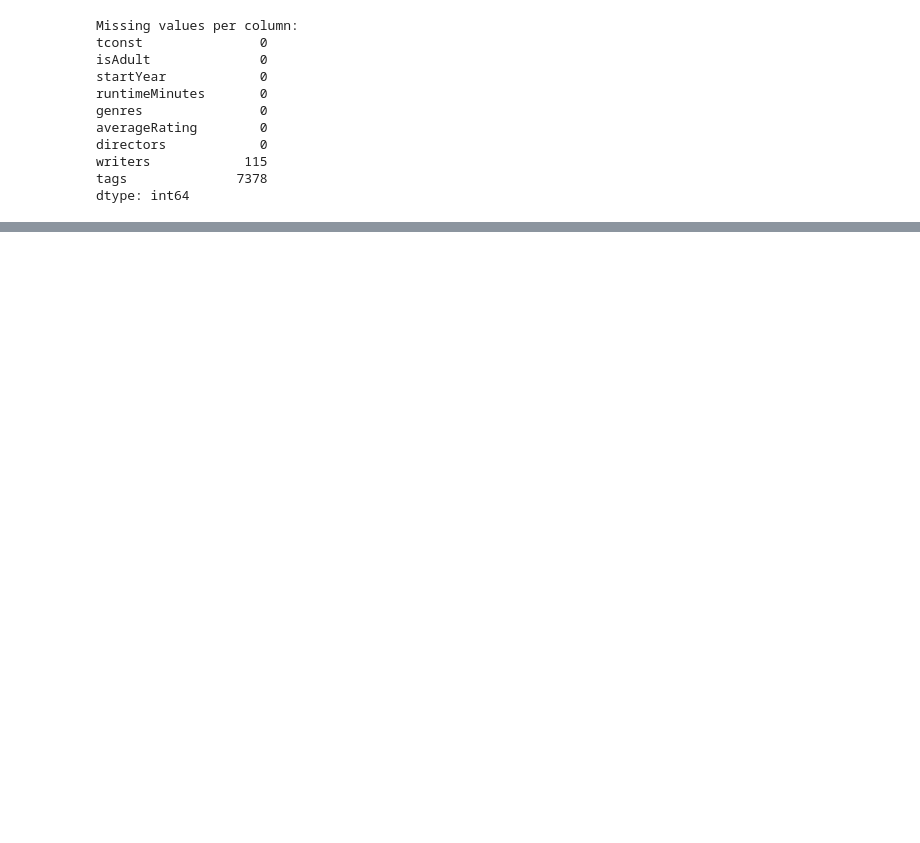
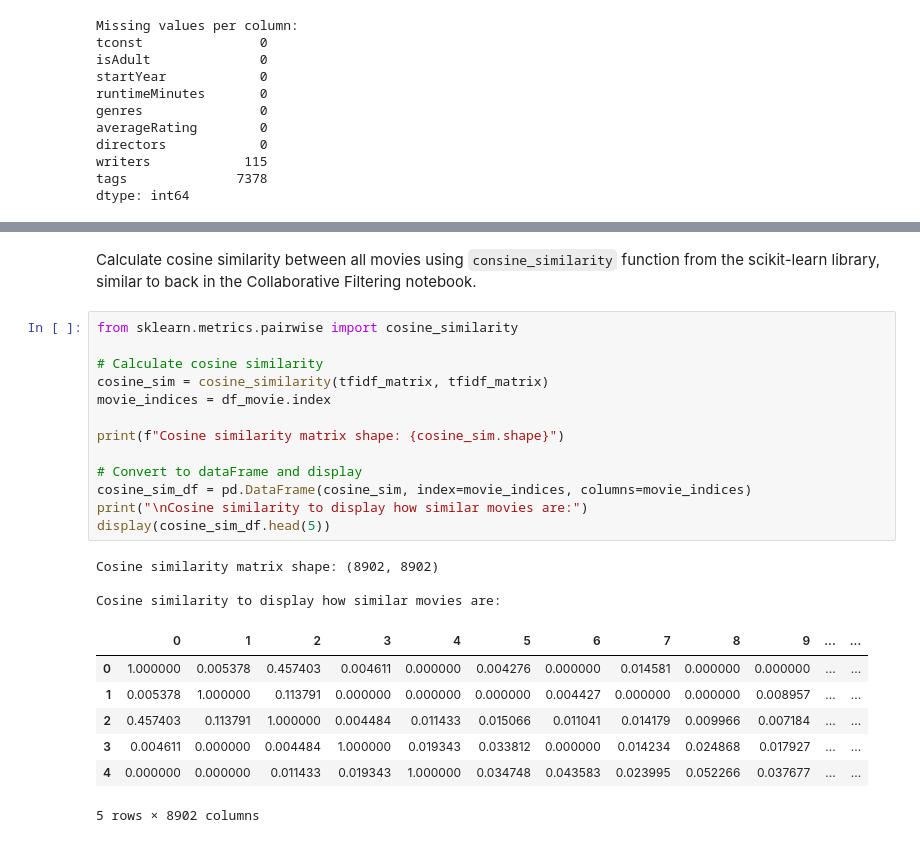
Before and after one commit to WilliamKyaww/Movie-Recommendations, a Jupyter notebook: 4. Content Based Filtering.ipynb, the cells around one changed output, grey strips where cells are left out. Drawn from its saved outputs; the diff is of its cells as text; blank space fills up the shorter version.

````diff
--- a/4. Content Based Filtering.ipynb
+++ b/4. Content Based Filtering.ipynb
@@ -141,0 +135,26 @@ Returns:
+# %% [markdown]
+Calculate cosine similarity between all movies using ```consine_similarity``` function from the scikit-learn library, similar to back in the Collaborative Filtering notebook.
+# %%
+from sklearn.metrics.pairwise import cosine_similarity
+
+# Calculate cosine similarity
+cosine_sim = cosine_similarity(tfidf_matrix, tfidf_matrix)
+movie_indices = df_movie.index
+
+print(f"Cosine similarity matrix shape: {cosine_sim.shape}")
+
+# Convert to dataFrame and display
+cosine_sim_df = pd.DataFrame(cosine_sim, index=movie_indices, columns=movie_indices)
+print("\nCosine similarity to display how similar movies are:")
+display(cosine_sim_df.head(5))
+# %% [output]
+Cosine similarity matrix shape: (8902, 8902)
+
+Cosine similarity to display how similar movies are:
+|  | 0 | 1 | 2 | 3 | 4 | 5 | 6 | 7 | 8 | 9 | ... | ... |
+| 0 | 1.000000 | 0.005378 | 0.457403 | 0.004611 | 0.000000 | 0.004276 | 0.000000 | 0.014581 | 0.000000 | 0.000000 | ... | ... |
+| 1 | 0.005378 | 1.000000 | 0.113791 | 0.000000 | 0.000000 | 0.000000 | 0.004427 | 0.000000 | 0.000000 | 0.008957 | ... | ... |
+| 2 | 0.457403 | 0.113791 | 1.000000 | 0.004484 | 0.011433 | 0.015066 | 0.011041 | 0.014179 | 0.009966 | 0.007184 | ... | ... |
+| 3 | 0.004611 | 0.000000 | 0.004484 | 1.000000 | 0.019343 | 0.033812 | 0.000000 | 0.014234 | 0.024868 | 0.017927 | ... | ... |
+| 4 | 0.000000 | 0.000000 | 0.011433 | 0.019343 | 1.000000 | 0.034748 | 0.043583 | 0.023995 | 0.052266 | 0.037677 | ... | ... |
+5 rows × 8902 columns
````
Also changed, not shown: parts of 14 cells of this notebook, 3 other files.
